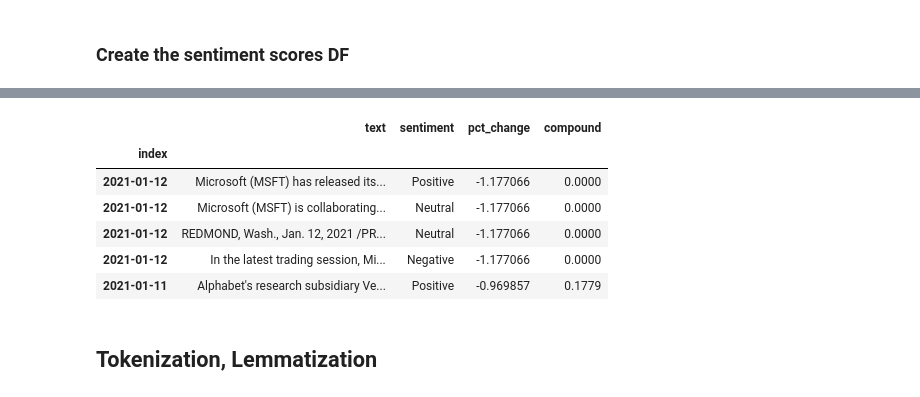
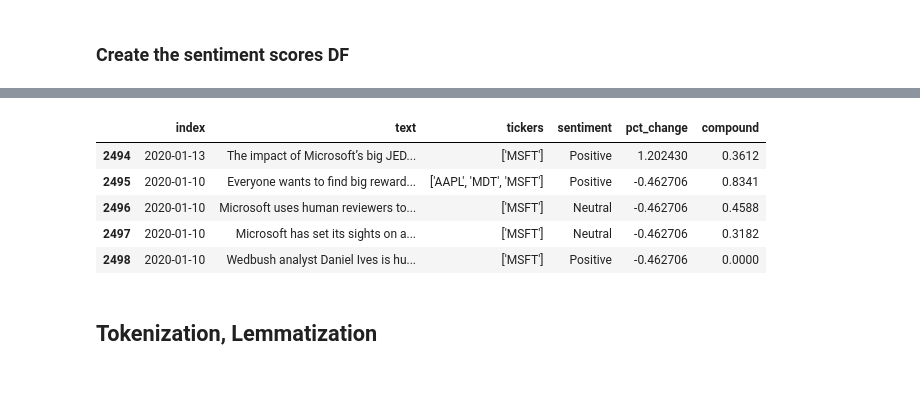
Before and after one commit to albertlk/4A_Trading, a Jupyter notebook: stock_api_sentiment_analysis.ipynb, the cells around one changed output, grey strips where cells are left out. Drawn from its saved outputs; the diff is of its cells as text; code cells hidden in the pictures.

```diff
--- a/stock_api_sentiment_analysis.ipynb
+++ b/stock_api_sentiment_analysis.ipynb
@@ -118,0 +135,3 @@ print (json.dumps (response_data, indent= 4))
+# %%
+new_df = df2[['date', 'text', 'tickers', 'sentiment']]
+new_df.head()
@@ -118,0 +145,4 @@ print (json.dumps (response_data, indent= 4))
+# %%
+new_df['date']= new_df['date'].astype(str)
+new_df['date']= pd.to_datetime(new_df['date'], utc= True).dt.date
+new_df.head()
@@ -118,0 +165,3 @@ print (json.dumps (response_data, indent= 4))
+# %%
+new_df.set_index('date', inplace= True)
+new_df.head()
@@ -181,6 +178,6 @@ text_sentiment.head()
 # %%
 # Merge the pct change with the above df
-text_sentiment_returns= pd.merge(text_sentiment, returns_df, left_index= True, right_index= True)
+text_sentiment_returns= pd.merge(new_df, returns_df, left_index= True, right_index= True)
 text_sentiment_returns.sort_index(ascending= False, inplace= True)
 text_sentiment_returns.head()
 # %% [output]
@@ -237,15 +234,13 @@ polarity_df.head()
 # %%
 text_sentiment_returns_polarity= pd.concat([text_sentiment_returns, polarity_df], axis= 1)
-text_sentiment_returns_polarity.set_index('index', inplace= True)
-text_sentiment_returns_polarity.head()
+text_sentiment_returns_polarity.tail()
 # %% [output]
-|  | text | sentiment | pct_change | compound |
-| index |  |  |  |  |
-| 2021-01-12 | Microsoft (MSFT) has released its... | Positive | -1.177066 | 0.0000 |
-| 2021-01-12 | Microsoft (MSFT) is collaborating... | Neutral | -1.177066 | 0.0000 |
-| 2021-01-12 | REDMOND, Wash., Jan. 12, 2021 /PR... | Neutral | -1.177066 | 0.0000 |
-| 2021-01-12 | In the latest trading session, Mi... | Negative | -1.177066 | 0.0000 |
-| 2021-01-11 | Alphabet's research subsidiary Ve... | Positive | -0.969857 | 0.1779 |
+|  | index | text | tickers | sentiment | pct_change | compound |
+| 2494 | 2020-01-13 | The impact of Microsoft’s big JED... | ['MSFT'] | Positive | 1.202430 | 0.3612 |
+| 2495 | 2020-01-10 | Everyone wants to find big reward... | ['AAPL', 'MDT', 'MSFT'] | Positive | -0.462706 | 0.8341 |
+| 2496 | 2020-01-10 | Microsoft uses human reviewers to... | ['MSFT'] | Neutral | -0.462706 | 0.4588 |
+| 2497 | 2020-01-10 | Microsoft has set its sights on a... | ['MSFT'] | Neutral | -0.462706 | 0.3182 |
+| 2498 | 2020-01-10 | Wedbush analyst Daniel Ives is hu... | ['MSFT'] | Positive | -0.462706 | 0.0000 |
 # %% [markdown]
 ## Tokenization, Lemmatization
 # %%
```
Also changed, not shown: parts of 39 cells of this notebook, 1 other file.
